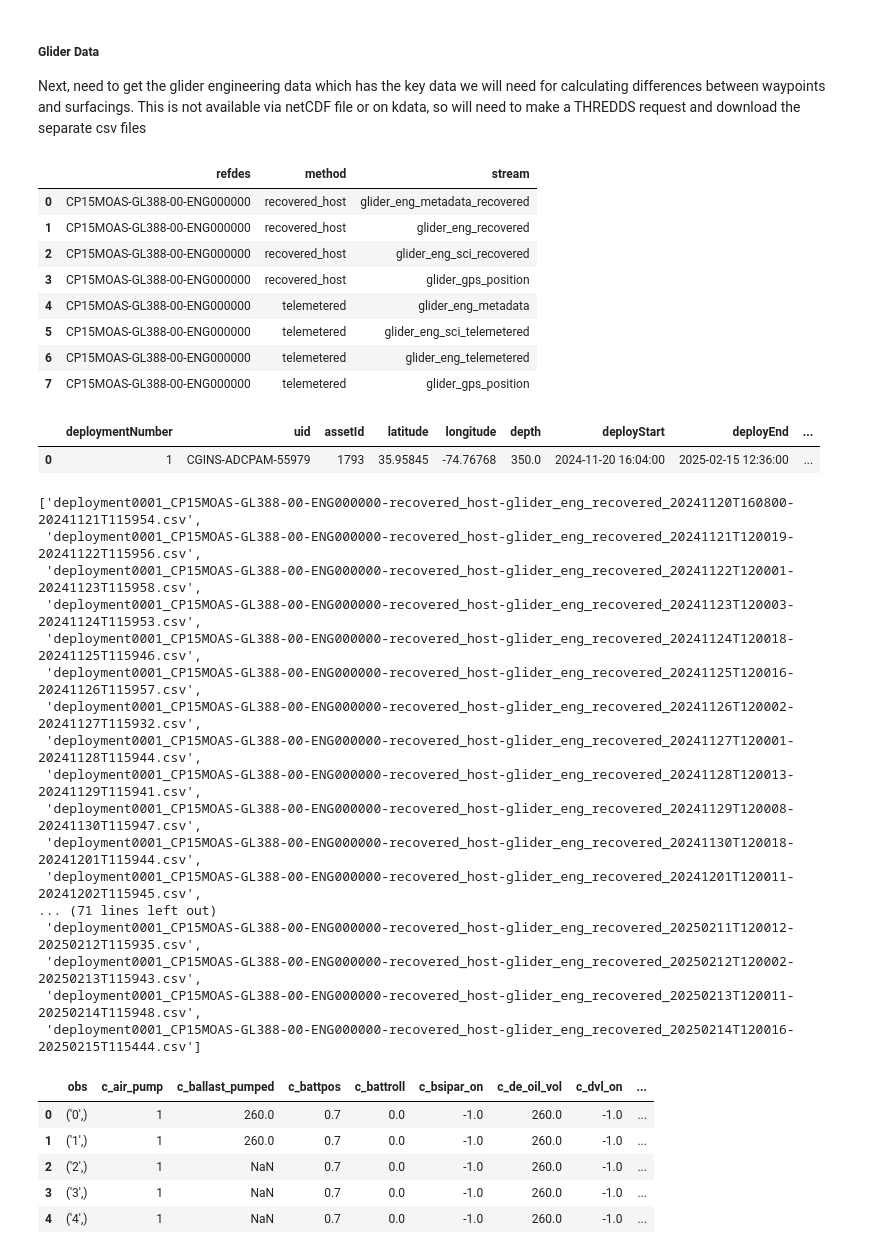
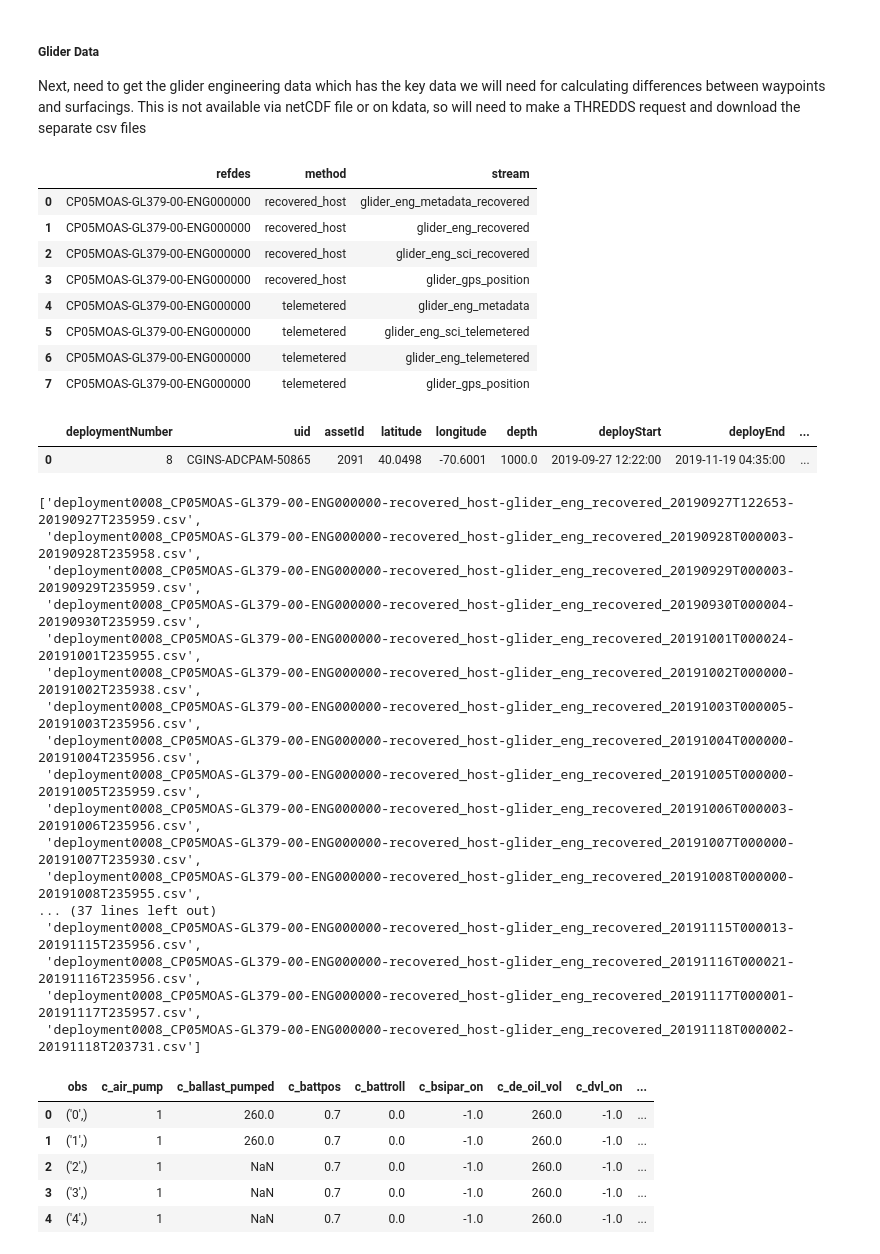
Before and after one commit to WHOIGit/ooicgsn_glider_dvl, a Jupyter notebook: notebooks/1-data-access-and-download.ipynb, the cells around one changed output. Cells and saved outputs as stored; diff of their text form; code cells hidden in the pictures.

```diff
--- a/notebooks/1-data-access-and-download.ipynb
+++ b/notebooks/1-data-access-and-download.ipynb
@@ -47,8 +62,13 @@ Searching https://ooinet.oceanobservatories.org/api/m2m/12576/sensor/inv/CP15MOA
 # %% [markdown]
 ##### Select an ADCP and associated Engineering dataset
 # %%
-refdes = 'CP15MOAS-GL388-01-ADCPAM000'
-eng_refdes = 'CP15MOAS-GL388-00-ENG000000'
+# For this example we will be using CP05MOAS-GL379 D00008, which was deployed at the Pioneer NES array from 2019-09-27 to 2019-11-19.
+refdes = 'CP05MOAS-GL379-01-ADCPAM000'
+eng_refdes = 'CP05MOAS-GL379-00-ENG000000'
+deployment = 8
+# %%
+dep_str = f"{deployment:04d}"  # always 4 digits, e.g., '0008'
+glider_name = '-'.join(refdes.split('-')[:2]) # shorten ref des to get glider name
 # %% [markdown]
 ### Download ADCP Data
 # %% [markdown]
@@ -116,16 +150,16 @@ Next, need to get the glider engineering data which has the key data we will nee
 M2M.get_datastreams(eng_refdes)
 # %% [output]
 |  | refdes | method | stream |
-| 0 | CP15MOAS-GL388-00-ENG000000 | recovered_host | glider_eng_metadata_recovered |
-| 1 | CP15MOAS-GL388-00-ENG000000 | recovered_host | glider_eng_recovered |
-| 2 | CP15MOAS-GL388-00-ENG000000 | recovered_host | glider_eng_sci_recovered |
-| 3 | CP15MOAS-GL388-00-ENG000000 | recovered_host | glider_gps_position |
-| 4 | CP15MOAS-GL388-00-ENG000000 | telemetered | glider_eng_metadata |
-| 5 | CP15MOAS-GL388-00-ENG000000 | telemetered | glider_eng_sci_telemetered |
-| 6 | CP15MOAS-GL388-00-ENG000000 | telemetered | glider_eng_telemetered |
-| 7 | CP15MOAS-GL388-00-ENG000000 | telemetered | glider_gps_position |
+| 0 | CP05MOAS-GL379-00-ENG000000 | recovered_host | glider_eng_metadata_recovered |
+| 1 | CP05MOAS-GL379-00-ENG000000 | recovered_host | glider_eng_recovered |
+| 2 | CP05MOAS-GL379-00-ENG000000 | recovered_host | glider_eng_sci_recovered |
+| 3 | CP05MOAS-GL379-00-ENG000000 | recovered_host | glider_gps_position |
+| 4 | CP05MOAS-GL379-00-ENG000000 | telemetered | glider_eng_metadata |
+| 5 | CP05MOAS-GL379-00-ENG000000 | telemetered | glider_eng_sci_telemetered |
+| 6 | CP05MOAS-GL379-00-ENG000000 | telemetered | glider_eng_telemetered |
+| 7 | CP05MOAS-GL379-00-ENG000000 | telemetered | glider_gps_position |
 # %%
-M2M.get_deployments(refdes, deploy_num="1")
+M2M.get_deployments(refdes, deploy_num=dep_str)
 # %% [output]
 |  | deploymentNumber | uid | assetId | latitude | longitude | depth | deployStart | deployEnd | ... |
-| 0 | 1 | CGINS-ADCPAM-55979 | 1793 | 35.95845 | -74.76768 | 350.0 | 2024-11-20 16:04:00 | 2025-02-15 12:36:00 | ... |
+| 0 | 8 | CGINS-ADCPAM-50865 | 2091 | 40.0498 | -70.6001 | 1000.0 | 2019-09-27 12:22:00 | 2019-11-19 04:35:00 | ... |
@@ -134,9 +173,10 @@ from ooinet.M2M import SESSION
 from bs4 import BeautifulSoup
 
 # Request the dataset
-# thredds_url = M2M.get_thredds_url(eng_refdes, 'recovered_host', 'glider_eng_recovered', goldCopy=False, beginDT="2024-11-20 16:04:00", endDT="2025-02-15 12:36:00")
-# thredds_url = 'https://downloads.oceanobservatories.org/async_results/areed@whoi.edu/20250325T203718572Z-CP05MOAS-GL388-00-ENG000000-recovered_host-glider_eng_recovered/' # THREDDS request are good for ~6 months
-thredds_url = 'https://downloads.oceanobservatories.org/async_results/areed@whoi.edu/20250516T193400826Z-CP15MOAS-GL388-00-ENG000000-recovered_host-glider_eng_recovered/'
+# Uncomment the following line to make the initial request and then comment it out again
+#thredds_url = M2M.get_thredds_url(eng_refdes, 'recovered_host', 'glider_eng_recovered', goldCopy=False, beginDT=deploy_start, endDT=deploy_end, format="application/csv")
+# Uncomment the following line after you have your direct download THREDDS link from your email so you only have to make the request once
+thredds_url = 'https://downloads.oceanobservatories.org/async_results/cdobson@whoi.edu/20250926T165905868Z-CP05MOAS-GL379-00-ENG000000-recovered_host-glider_eng_recovered/' # THREDDS request are good for ~6 months
 
 # Access the THREDDS catalog of the available datasets
 page = SESSION.get(thredds_url).text
@@ -145,23 +185,23 @@ pattern = re.compile('.*\\.csv$')
 catalog = sorted([node.get('href') for node in soup.find_all('a', text=pattern)])
 catalog
 # %% [output]
-['deployment0001_CP15MOAS-GL388-00-ENG000000-recovered_host-glider_eng_recovered_20241120T160800-20241121T115954.csv',
- 'deployment0001_CP15MOAS-GL388-00-ENG000000-recovered_host-glider_eng_recovered_20241121T120019-20241122T115956.csv',
- 'deployment0001_CP15MOAS-GL388-00-ENG000000-recovered_host-glider_eng_recovered_20241122T120001-20241123T115958.csv',
- 'deployment0001_CP15MOAS-GL388-00-ENG000000-recovered_host-glider_eng_recovered_20241123T120003-20241124T115953.csv',
- 'deployment0001_CP15MOAS-GL388-00-ENG000000-recovered_host-glider_eng_recovered_20241124T120018-20241125T115946.csv',
- 'deployment0001_CP15MOAS-GL388-00-ENG000000-recovered_host-glider_eng_recovered_20241125T120016-20241126T115957.csv',
- 'deployment0001_CP15MOAS-GL388-00-ENG000000-recovered_host-glider_eng_recovered_20241126T120002-20241127T115932.csv',
- 'deployment0001_CP15MOAS-GL388-00-ENG000000-recovered_host-glider_eng_recovered_20241127T120001-20241128T115944.csv',
- 'deployment0001_CP15MOAS-GL388-00-ENG000000-recovered_host-glider_eng_recovered_20241128T120013-20241129T115941.csv',
- 'deployment0001_CP15MOAS-GL388-00-ENG000000-recovered_host-glider_eng_recovered_20241129T120008-20241130T115947.csv',
- 'deployment0001_CP15MOAS-GL388-00-ENG000000-recovered_host-glider_eng_recovered_20241130T120018-20241201T115944.csv',
- 'deployment0001_CP15MOAS-GL388-00-ENG000000-recovered_host-glider_eng_recovered_20241201T120011-20241202T115945.csv',
-... (71 lines left out)
- 'deployment0001_CP15MOAS-GL388-00-ENG000000-recovered_host-glider_eng_recovered_20250211T120012-20250212T115935.csv',
- 'deployment0001_CP15MOAS-GL388-00-ENG000000-recovered_host-glider_eng_recovered_20250212T120002-20250213T115943.csv',
- 'deployment0001_CP15MOAS-GL388-00-ENG000000-recovered_host-glider_eng_recovered_20250213T120011-20250214T115948.csv',
- 'deployment0001_CP15MOAS-GL388-00-ENG000000-recovered_host-glider_eng_recovered_20250214T120016-20250215T115444.csv']
+['deployment0008_CP05MOAS-GL379-00-ENG000000-recovered_host-glider_eng_recovered_20190927T122653-20190927T235959.csv',
+ 'deployment0008_CP05MOAS-GL379-00-ENG000000-recovered_host-glider_eng_recovered_20190928T000003-20190928T235958.csv',
+ 'deployment0008_CP05MOAS-GL379-00-ENG000000-recovered_host-glider_eng_recovered_20190929T000003-20190929T235959.csv',
+ 'deployment0008_CP05MOAS-GL379-00-ENG000000-recovered_host-glider_eng_recovered_20190930T000004-20190930T235959.csv',
+ 'deployment0008_CP05MOAS-GL379-00-ENG000000-recovered_host-glider_eng_recovered_20191001T000024-20191001T235955.csv',
+ 'deployment0008_CP05MOAS-GL379-00-ENG000000-recovered_host-glider_eng_recovered_20191002T000000-20191002T235938.csv',
+ 'deployment0008_CP05MOAS-GL379-00-ENG000000-recovered_host-glider_eng_recovered_20191003T000005-20191003T235956.csv',
+ 'deployment0008_CP05MOAS-GL379-00-ENG000000-recovered_host-glider_eng_recovered_20191004T000000-20191004T235956.csv',
+ 'deployment0008_CP05MOAS-GL379-00-ENG000000-recovered_host-glider_eng_recovered_20191005T000000-20191005T235959.csv',
+ 'deployment0008_CP05MOAS-GL379-00-ENG000000-recovered_host-glider_eng_recovered_20191006T000003-20191006T235956.csv',
+ 'deployment0008_CP05MOAS-GL379-00-ENG000000-recovered_host-glider_eng_recovered_20191007T000000-20191007T235930.csv',
+ 'deployment0008_CP05MOAS-GL379-00-ENG000000-recovered_host-glider_eng_recovered_20191008T000000-20191008T235955.csv',
+... (37 lines left out)
+ 'deployment0008_CP05MOAS-GL379-00-ENG000000-recovered_host-glider_eng_recovered_20191115T000013-20191115T235956.csv',
+ 'deployment0008_CP05MOAS-GL379-00-ENG000000-recovered_host-glider_eng_recovered_20191116T000021-20191116T235956.csv',
+ 'deployment0008_CP05MOAS-GL379-00-ENG000000-recovered_host-glider_eng_recovered_20191117T000001-20191117T235957.csv',
+ 'deployment0008_CP05MOAS-GL379-00-ENG000000-recovered_host-glider_eng_recovered_20191118T000002-20191118T203731.csv']
 # %%
 # load the glider engineering data
 glider_engineering = pd.DataFrame()
```
Also changed, not shown: parts of 16 cells of this notebook, 2 other files.
